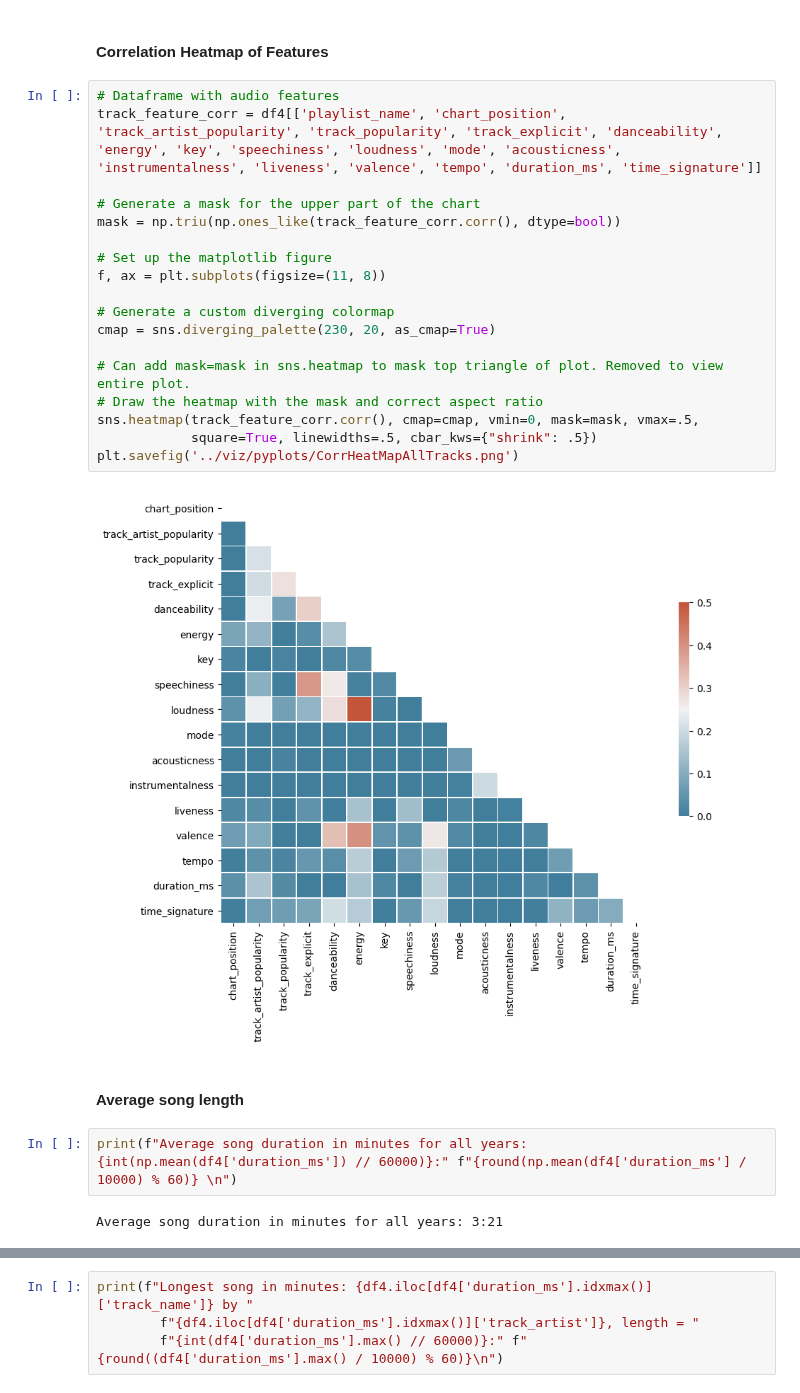
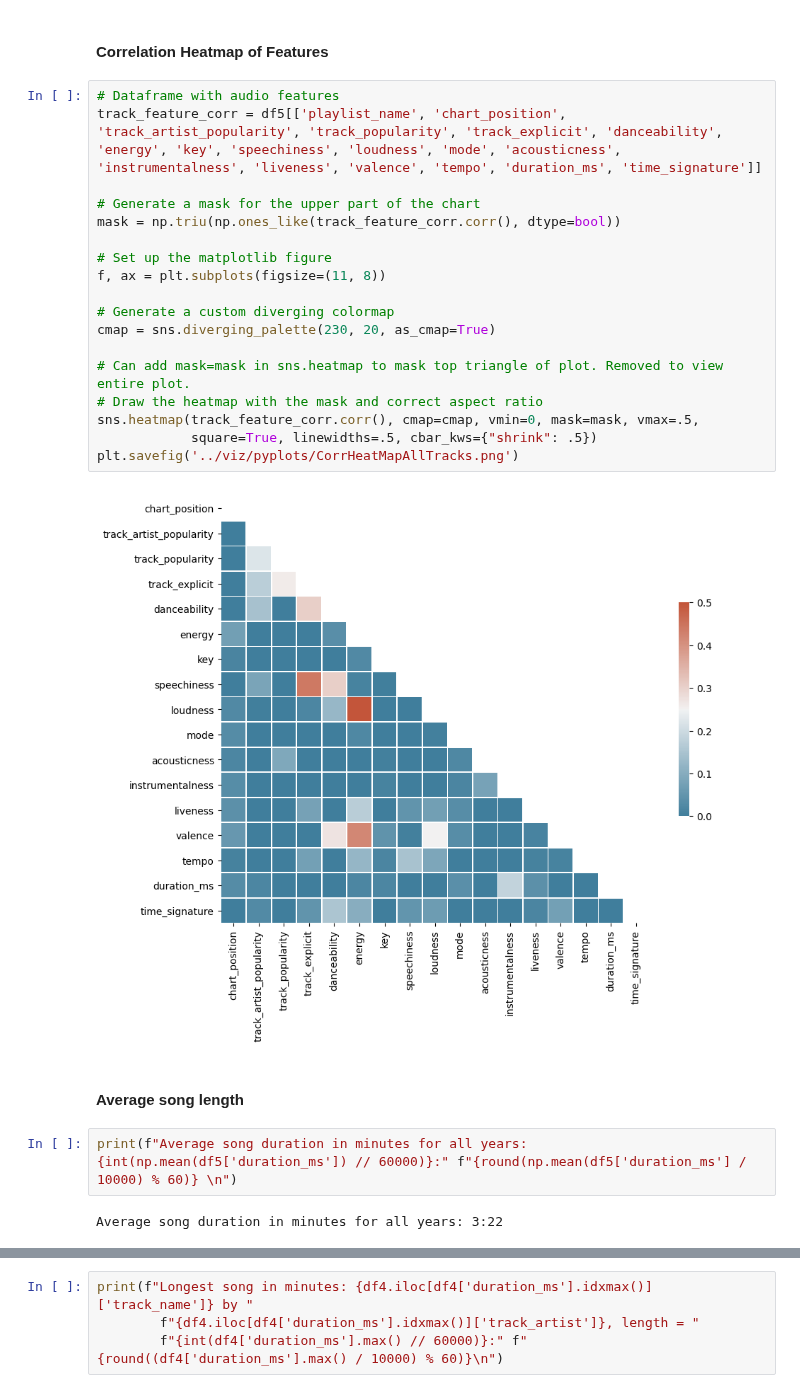
Before and after one commit to katieravenwood/Spotify-Five-Year-Analysis-Project, a Jupyter notebook: notebooks/ExploratoryAnalysis.ipynb, the cells around one changed output, grey strips where cells are left out. Drawn from its saved outputs; the diff is of its cells as text.

```diff
--- a/notebooks/ExploratoryAnalysis.ipynb
+++ b/notebooks/ExploratoryAnalysis.ipynb
@@ -481,28 +485,28 @@ for col in features:
 #### Correlation Heatmap of Features
 # %%
 # Dataframe with audio features
-track_feature_corr = df4[['playlist_name', 'chart_position', 'track_artist_popularity', 'track_popularity', 'track_explicit', 'danceability', 'energy', 'key', 'speechiness', 'loudness', 'mode', 'acousticness', 'instrumentalness', 'liveness', 'valence', 'tempo', 'duration_ms', 'time_signature']]
+track_feature_corr = df5[['playlist_name', 'chart_position', 'track_artist_popularity', 'track_popularity', 'track_explicit', 'danceability', 'energy', 'key', 'speechiness', 'loudness', 'mode', 'acousticness', 'instrumentalness', 'liveness', 'valence', 'tempo', 'duration_ms', 'time_signature']]
 
 # Generate a mask for the upper part of the chart
 mask = np.triu(np.ones_like(track_feature_corr.corr(), dtype=bool))
 
 # Set up the matplotlib figure
 f, ax = plt.subplots(figsize=(11, 8))
 
 # Generate a custom diverging colormap
 cmap = sns.diverging_palette(230, 20, as_cmap=True)
 
 # Can add mask=mask in sns.heatmap to mask top triangle of plot. Removed to view entire plot.
 # Draw the heatmap with the mask and correct aspect ratio
 sns.heatmap(track_feature_corr.corr(), cmap=cmap, vmin=0, mask=mask, vmax=.5,
             square=True, linewidths=.5, cbar_kws={"shrink": .5})
 plt.savefig('../viz/pyplots/CorrHeatMapAllTracks.png')
 # %% [output]
-[figure, old version]
+[figure, new version]
 # %% [markdown]
 #### Average song length
 # %%
-print(f"Average song duration in minutes for all years: {int(np.mean(df4['duration_ms']) // 60000)}:" f"{round(np.mean(df4['duration_ms'] / 10000) % 60)} \n")
+print(f"Average song duration in minutes for all years: {int(np.mean(df5['duration_ms']) // 60000)}:" f"{round(np.mean(df5['duration_ms'] / 10000) % 60)} \n")
 # %% [output]
-Average song duration in minutes for all years: 3:21
+Average song duration in minutes for all years: 3:22
 # %%
```
Also changed, not shown: parts of 40 cells of this notebook, 9 other files.
